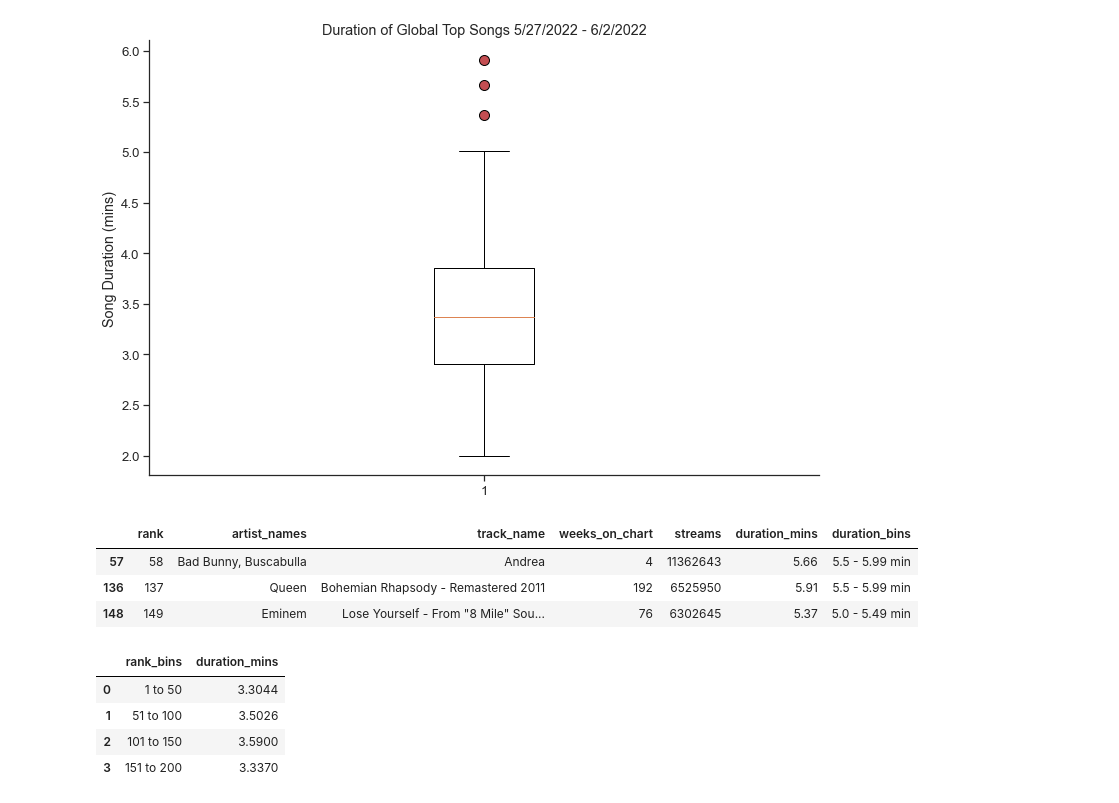
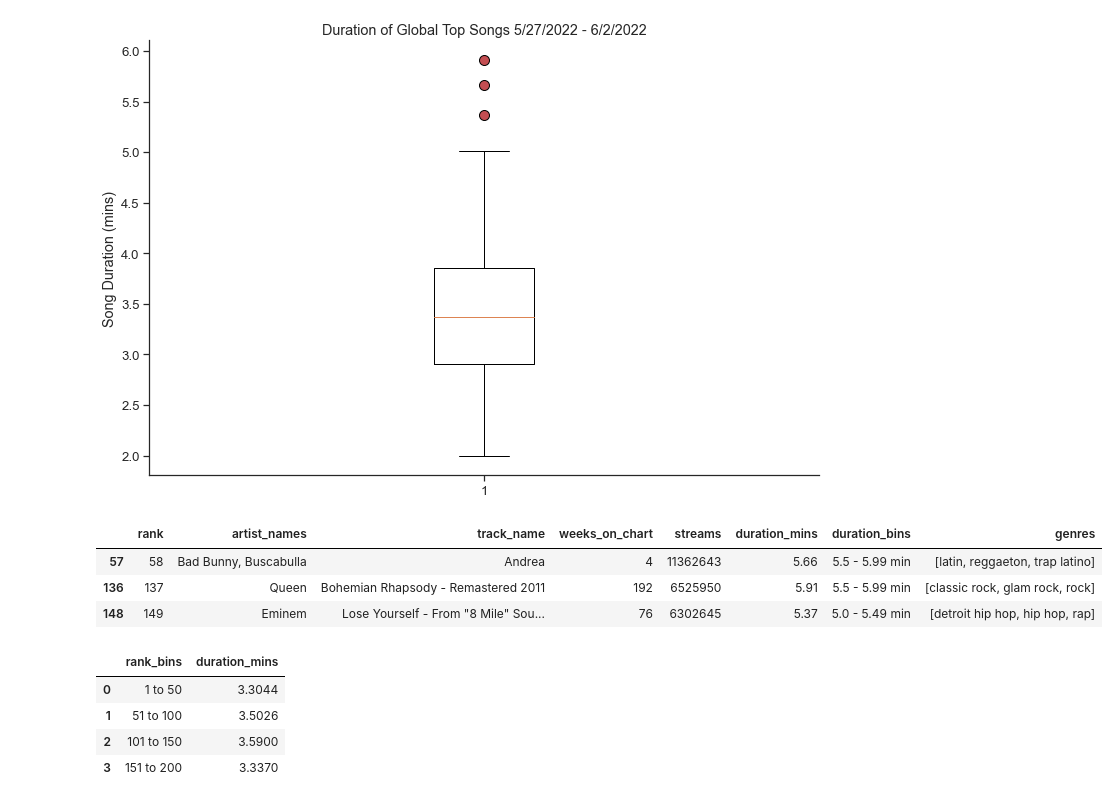
Before and after one commit to mbruns13/project_1_spotify, a Jupyter notebook: song_duration.ipynb, the cells around one changed output. Saved outputs shown, nothing was run; the diff lists cells and outputs as text; code cells hidden in the pictures.

```diff
--- a/song_duration.ipynb
+++ b/song_duration.ipynb
@@ -326,12 +323,12 @@ Values above 5.26 could be outliers.
 # %%
-#look at outliers - what genre?
+#look at outliers
 duration_outliers_df = full_track_data.loc[full_track_data["duration_mins"] > 5.26]
-duration_outliers_df[["rank","artist_names","track_name","weeks_on_chart","streams","duration_mins","duration_bins"]]
+duration_outliers_df[["rank","artist_names","track_name","weeks_on_chart","streams","duration_mins","duration_bins","genres"]]
 # %% [output]
-|  | rank | artist_names | track_name | weeks_on_chart | streams | duration_mins | duration_bins |
-| 57 | 58 | Bad Bunny, Buscabulla | Andrea | 4 | 11362643 | 5.66 | 5.5 - 5.99 min |
-| 136 | 137 | Queen | Bohemian Rhapsody - Remastered 2011 | 192 | 6525950 | 5.91 | 5.5 - 5.99 min |
-| 148 | 149 | Eminem | Lose Yourself - From "8 Mile" Sou... | 76 | 6302645 | 5.37 | 5.0 - 5.49 min |
+|  | rank | artist_names | track_name | weeks_on_chart | streams | duration_mins | duration_bins | genres |
+| 57 | 58 | Bad Bunny, Buscabulla | Andrea | 4 | 11362643 | 5.66 | 5.5 - 5.99 min | [latin, reggaeton, trap latino] |
+| 136 | 137 | Queen | Bohemian Rhapsody - Remastered 2011 | 192 | 6525950 | 5.91 | 5.5 - 5.99 min | [classic rock, glam rock, rock] |
+| 148 | 149 | Eminem | Lose Yourself - From "8 Mile" Sou... | 76 | 6302645 | 5.37 | 5.0 - 5.49 min | [detroit hip hop, hip hop, rap] |
 # %%
 #try binning songs by ranking on chart
 #min ranking is 1, max is 200
```
Also changed, not shown: parts of 8 cells of this notebook, 4 other files.
